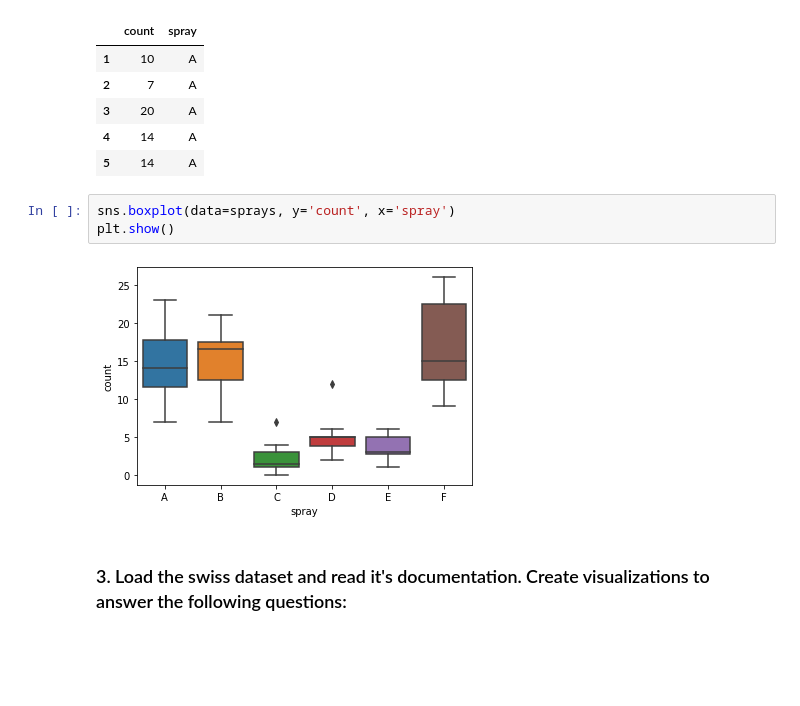
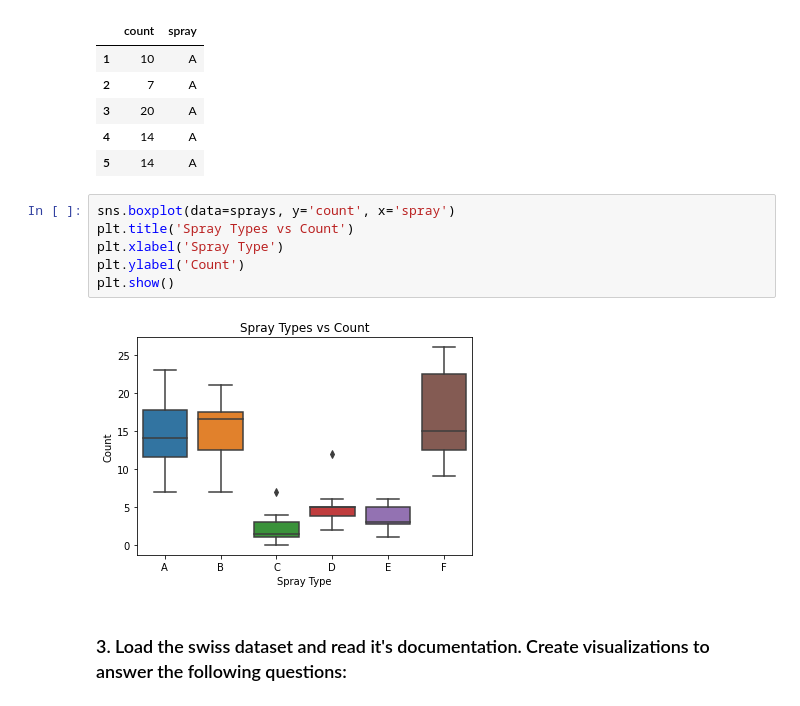
Before and after one commit to adam-talbot/numpy-pandas-visualization-exercises, a Jupyter notebook: seaborn_exercises.ipynb, the cells around one changed output. Saved outputs shown, nothing was run; the diff lists cells and outputs as text; blank space fills up the shorter version.

```diff
--- a/seaborn_exercises.ipynb
+++ b/seaborn_exercises.ipynb
@@ -98,9 +98,12 @@ sprays.head()
 | 5 | 14 | A |
 # %%
 sns.boxplot(data=sprays, y='count', x='spray')
+plt.title('Spray Types vs Count')
+plt.xlabel('Spray Type')
+plt.ylabel('Count')
 plt.show()
 # %% [output]
-[figure, old version]
+[figure, new version]
 # %% [markdown]
 ### 3. Load the swiss dataset and read it's documentation. Create visualizations to answer the following questions:
 # %%
```
Also changed, not shown: parts of 3 cells of this notebook.
